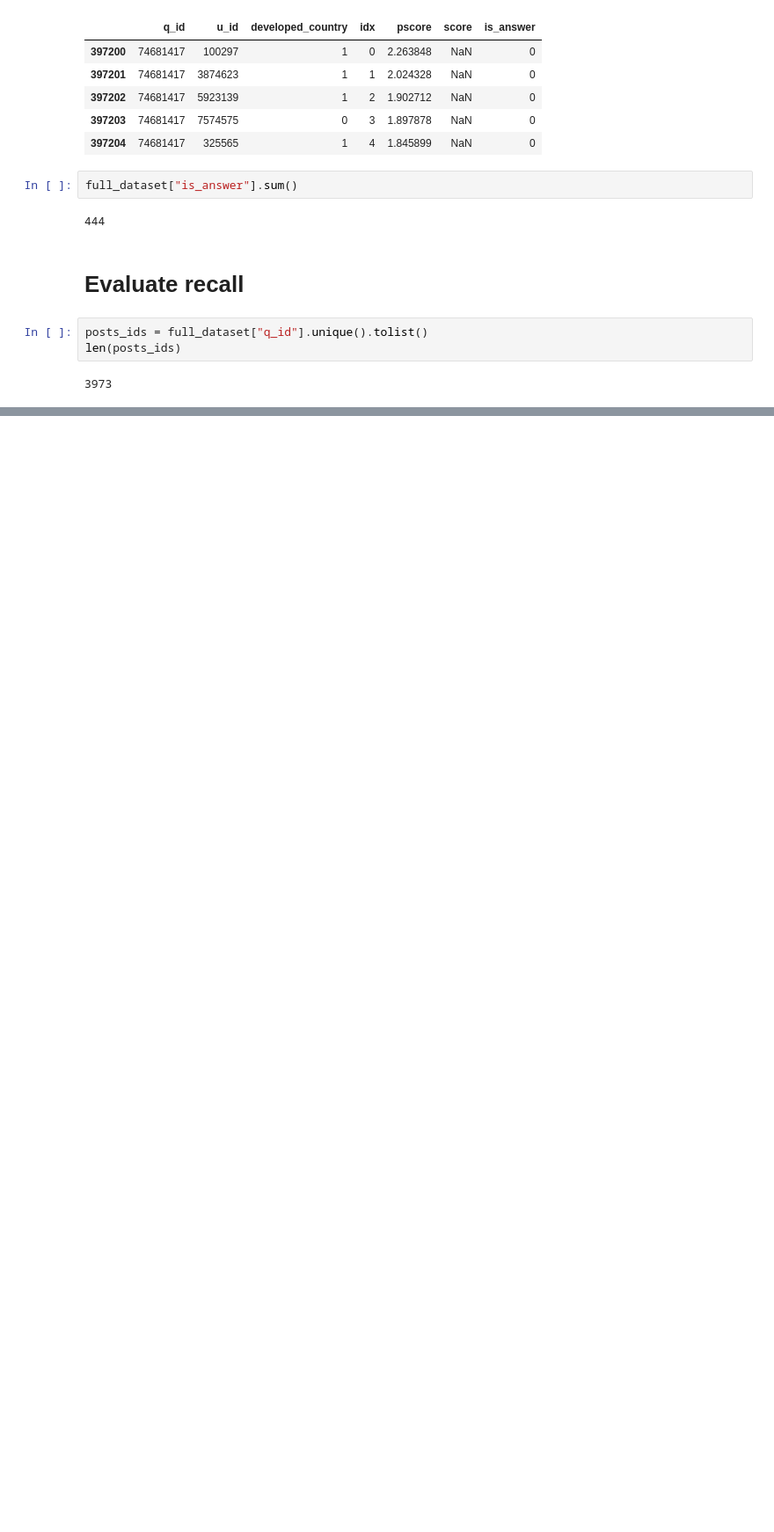
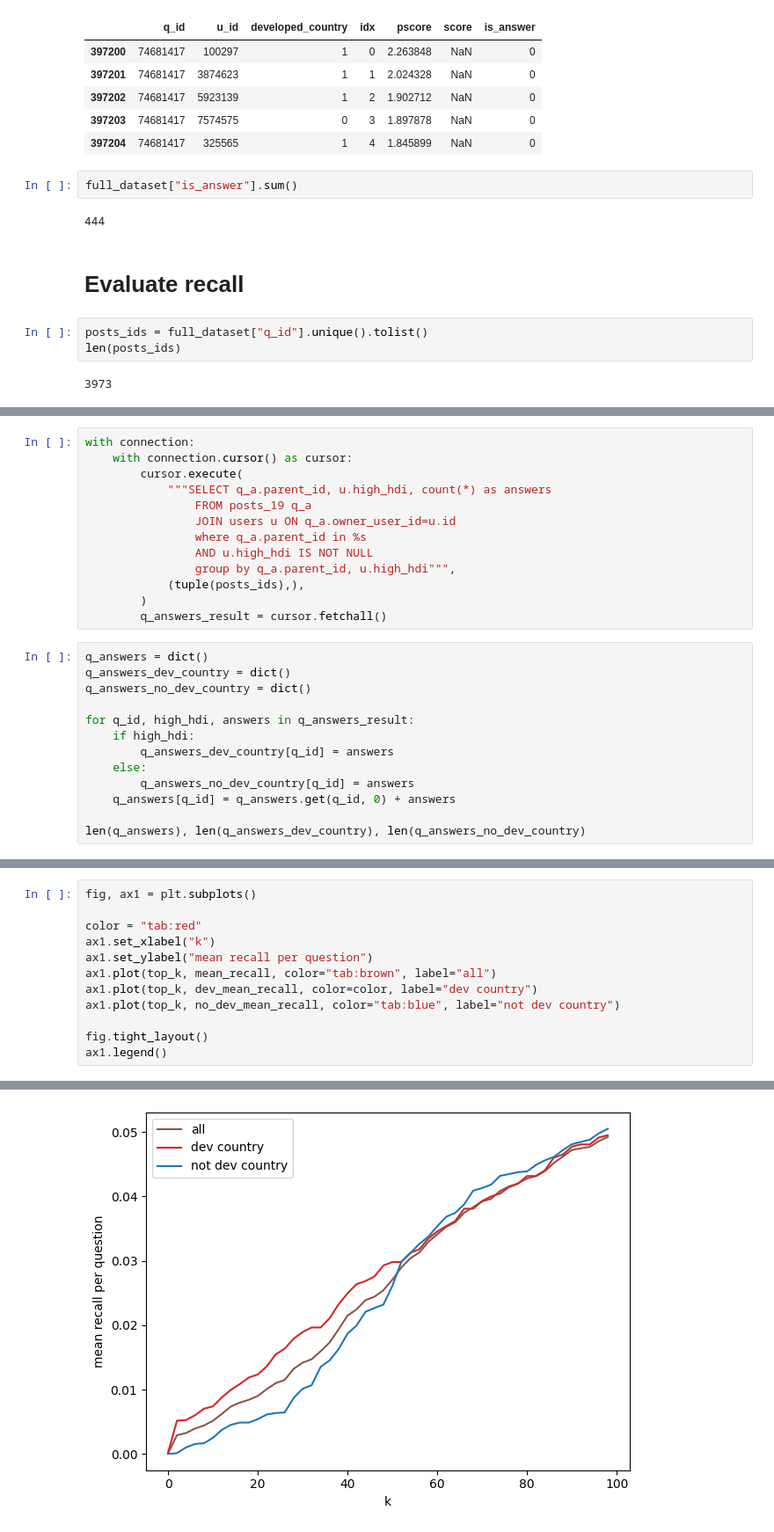
Before and after one commit to flopezd/so_q_recom, a Jupyter notebook: notebooks/fairness/ltr_recall_fair_after.ipynb, the cells around one changed output, grey strips where cells are left out. Shown at 88% size. Cells and saved outputs as stored; diff of their text form; blank space fills up the shorter version.

Commit message:
Update fairness in recall plots

```diff
--- a/notebooks/fairness/ltr_recall_fair_after.ipynb
+++ b/notebooks/fairness/ltr_recall_fair_after.ipynb
@@ -353,0 +77,26 @@ fig.legend();
+# %%
+with connection:
+    with connection.cursor() as cursor:
+        cursor.execute(
+            """SELECT q_a.parent_id, u.high_hdi, count(*) as answers
+                FROM posts_19 q_a
+                JOIN users u ON q_a.owner_user_id=u.id
+                where q_a.parent_id in %s
+                AND u.high_hdi IS NOT NULL
+                group by q_a.parent_id, u.high_hdi""",
+            (tuple(posts_ids),),
+        )
+        q_answers_result = cursor.fetchall()
+# %%
+q_answers = dict()
+q_answers_dev_country = dict()
+q_answers_no_dev_country = dict()
+
+for q_id, high_hdi, answers in q_answers_result:
+    if high_hdi:
+        q_answers_dev_country[q_id] = answers
+    else:
+        q_answers_no_dev_country[q_id] = answers
+    q_answers[q_id] = q_answers.get(q_id, 0) + answers
+
+len(q_answers), len(q_answers_dev_country), len(q_answers_no_dev_country)
@@ -353,0 +169,13 @@ fig.legend();
+# %%
+fig, ax1 = plt.subplots()
+
+color = "tab:red"
+ax1.set_xlabel("k")
+ax1.set_ylabel("mean recall per question")
+ax1.plot(top_k, mean_recall, color="tab:brown", label="all")
+ax1.plot(top_k, dev_mean_recall, color=color, label="dev country")
+ax1.plot(top_k, no_dev_mean_recall, color="tab:blue", label="not dev country")
+
+fig.tight_layout()
+ax1.legend()
+# %% [output]
@@ -353,0 +183 @@ fig.legend();
+[figure, added]
```
Also changed, not shown: parts of 39 cells of this notebook, 1 other file.
